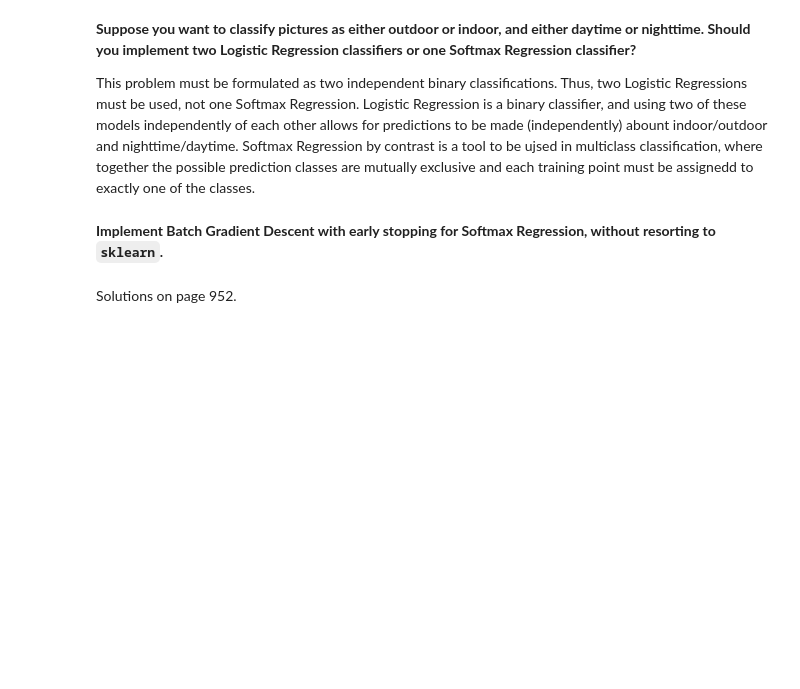
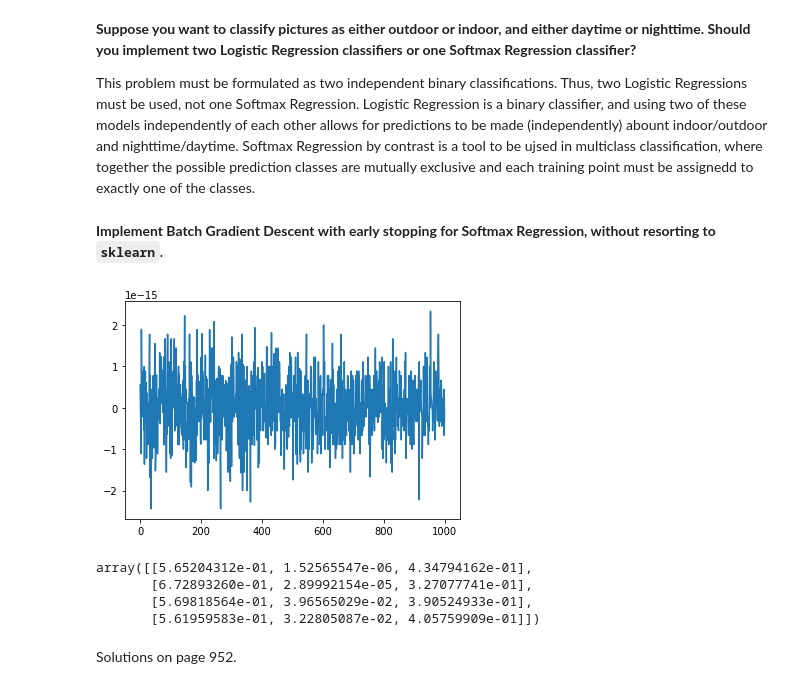
Before and after one commit to dcoxnard/handsonml_notes_solutions, a Jupyter notebook: 04_2_exercises.ipynb, the cells around one changed output. Saved outputs shown, nothing was run; the diff lists cells and outputs as text; code cells hidden in the pictures; blank space fills up the shorter version.

Commit message:
started gradient descent implementation

```diff
--- a/04_2_exercises.ipynb
+++ b/04_2_exercises.ipynb
@@ -90,0 +97,42 @@ This problem must be formulated as two independent binary classifications.  Thus
+# %%
+X = iris["data"][:, (2, 3)]
+y = iris["target"]
+# %%
+learning_rate = 0.01
+n_iterations = 1000
+early_stopping = True
+batch_size = 50
+
+n = X.shape[0]
+p = X.shape[1]
+K = len(set(y))
+
+theta = np.random.randn(p, K)
+
+losses = []
+for i in range(n_iterations):
+    batch_ix = np.random.choice(n, batch_size, replace=False)
+    X_batch = X[batch_ix]
+    y_batch = y[batch_ix]
+
+    # Rows are points
+    # columns are classes
+    denom = np.exp(X_batch.dot(theta)).sum(axis=1).reshape(-1, 1)
+    probabilities = np.exp(X_batch.dot(theta)) / denom
+    predictions = np.argmax(probabilities, axis=1)
+
+    # Fancy indexing
+    # Inspired by: https://stackoverflow.com/questions/29831489/convert-array-of-indices-to-1-hot-encoded-numpy-array
+
+    onehot = np.zeros((y_batch.size, K))
+    onehot[np.arange(y_batch.size), y_batch] = 1
+
+    loss = probabilities - onehot
+    losses.append(loss.sum())
+    gradient = 1/n * loss.T.dot(X_batch).T
+    update = gradient * learning_rate
+    theta += update
+# %%
+plt.plot(range(len(losses)), losses);
+# %% [output]
+[figure, added]
@@ -90,0 +146,7 @@ This problem must be formulated as two independent binary classifications.  Thus
+# %%
+probabilities
+# %% [output]
+array([[5.65204312e-01, 1.52565547e-06, 4.34794162e-01],
+       [6.72893260e-01, 2.89992154e-05, 3.27077741e-01],
+       [5.69818564e-01, 3.96565029e-02, 3.90524933e-01],
+       [5.61959583e-01, 3.22805087e-02, 4.05759909e-01]])
```
Also changed, not shown: parts of 5 cells of this notebook.
